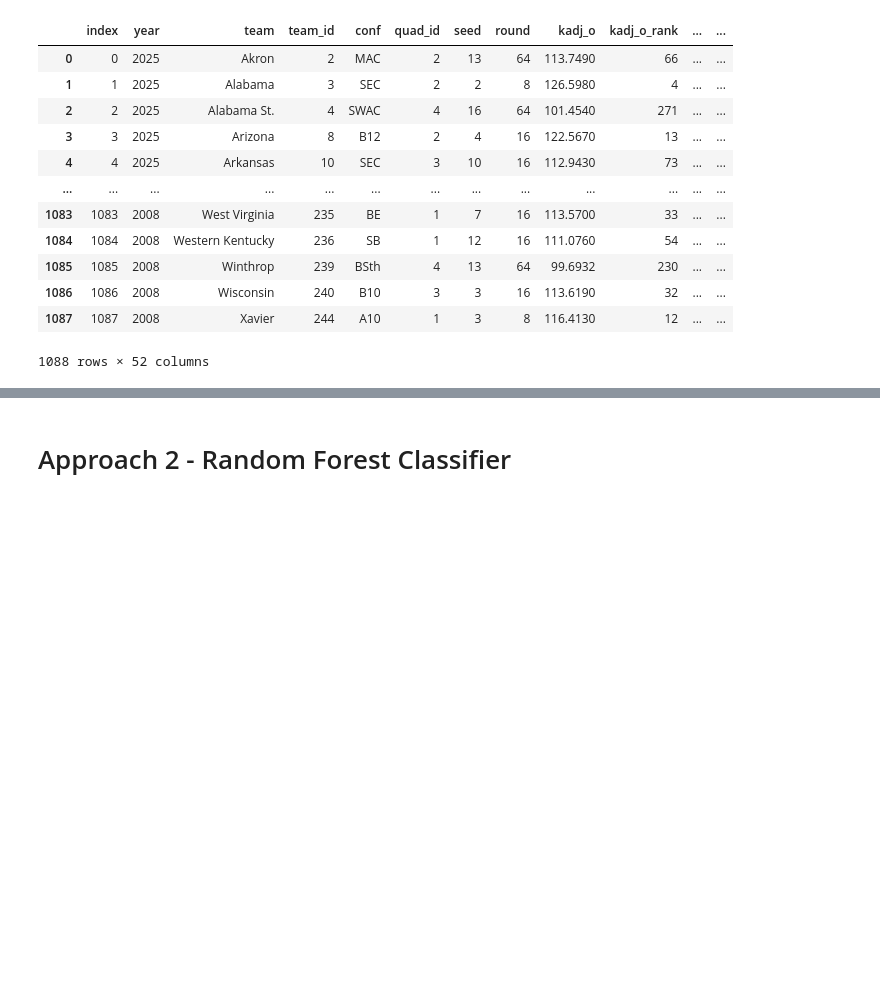
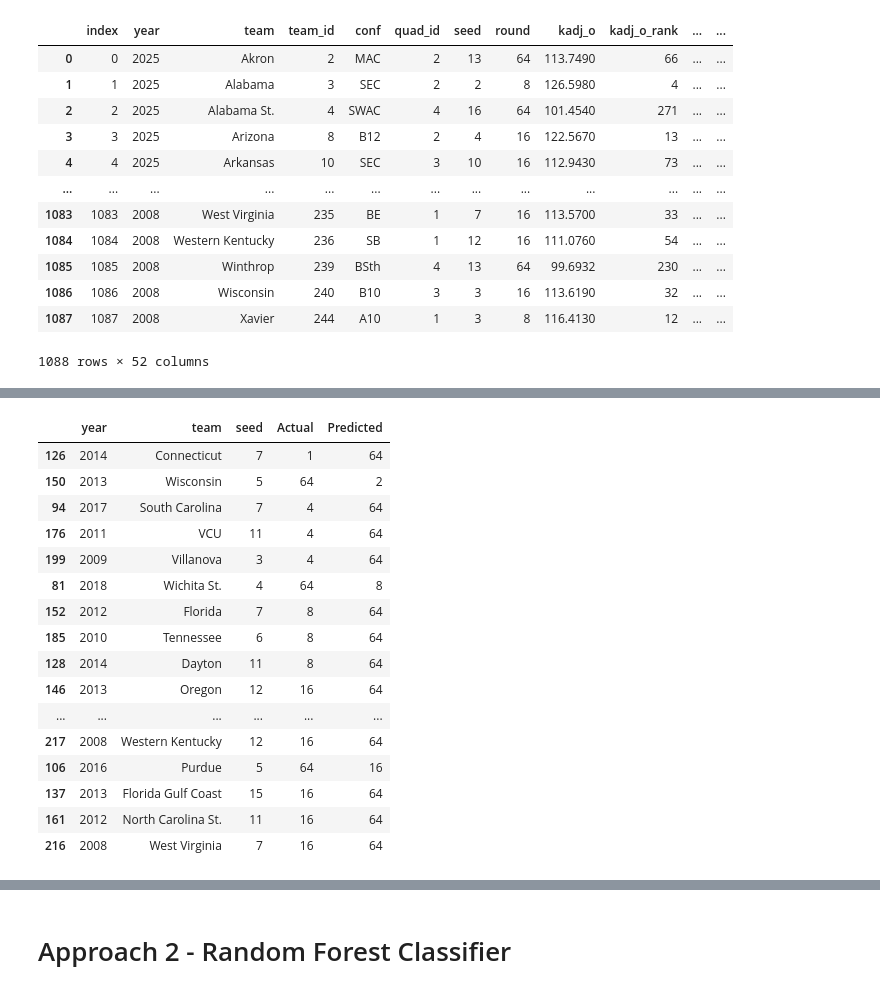
Before and after one commit to baywigg/DS3001Group, a Jupyter notebook: results.ipynb, the cells around one changed output, grey strips where cells are left out. Drawn from its saved outputs; the diff is of its cells as text; code cells hidden in the pictures; blank space fills up the shorter version.

```diff
--- a/results.ipynb
+++ b/results.ipynb
@@ -282,0 +290,21 @@ log_analysis_df
+# %%
+biggest_mispredictions = mispredicted_df.sort_values(by='Difference', ascending=False)
+biggest_mispredictions[['year', 'team', 'seed', 'Actual', 'Predicted']].head(20)
+# %% [output]
+|  | year | team | seed | Actual | Predicted |
+| 126 | 2014 | Connecticut | 7 | 1 | 64 |
+| 150 | 2013 | Wisconsin | 5 | 64 | 2 |
+| 94 | 2017 | South Carolina | 7 | 4 | 64 |
+| 176 | 2011 | VCU | 11 | 4 | 64 |
+| 199 | 2009 | Villanova | 3 | 4 | 64 |
+| 81 | 2018 | Wichita St. | 4 | 64 | 8 |
+| 152 | 2012 | Florida | 7 | 8 | 64 |
+| 185 | 2010 | Tennessee | 6 | 8 | 64 |
+| 128 | 2014 | Dayton | 11 | 8 | 64 |
+| 146 | 2013 | Oregon | 12 | 16 | 64 |
+| ... | ... | ... | ... | ... | ... |
+| 217 | 2008 | Western Kentucky | 12 | 16 | 64 |
+| 106 | 2016 | Purdue | 5 | 64 | 16 |
+| 137 | 2013 | Florida Gulf Coast | 15 | 16 | 64 |
+| 161 | 2012 | North Carolina St. | 11 | 16 | 64 |
+| 216 | 2008 | West Virginia | 7 | 16 | 64 |
```
Also changed, not shown: parts of 7 cells of this notebook.
